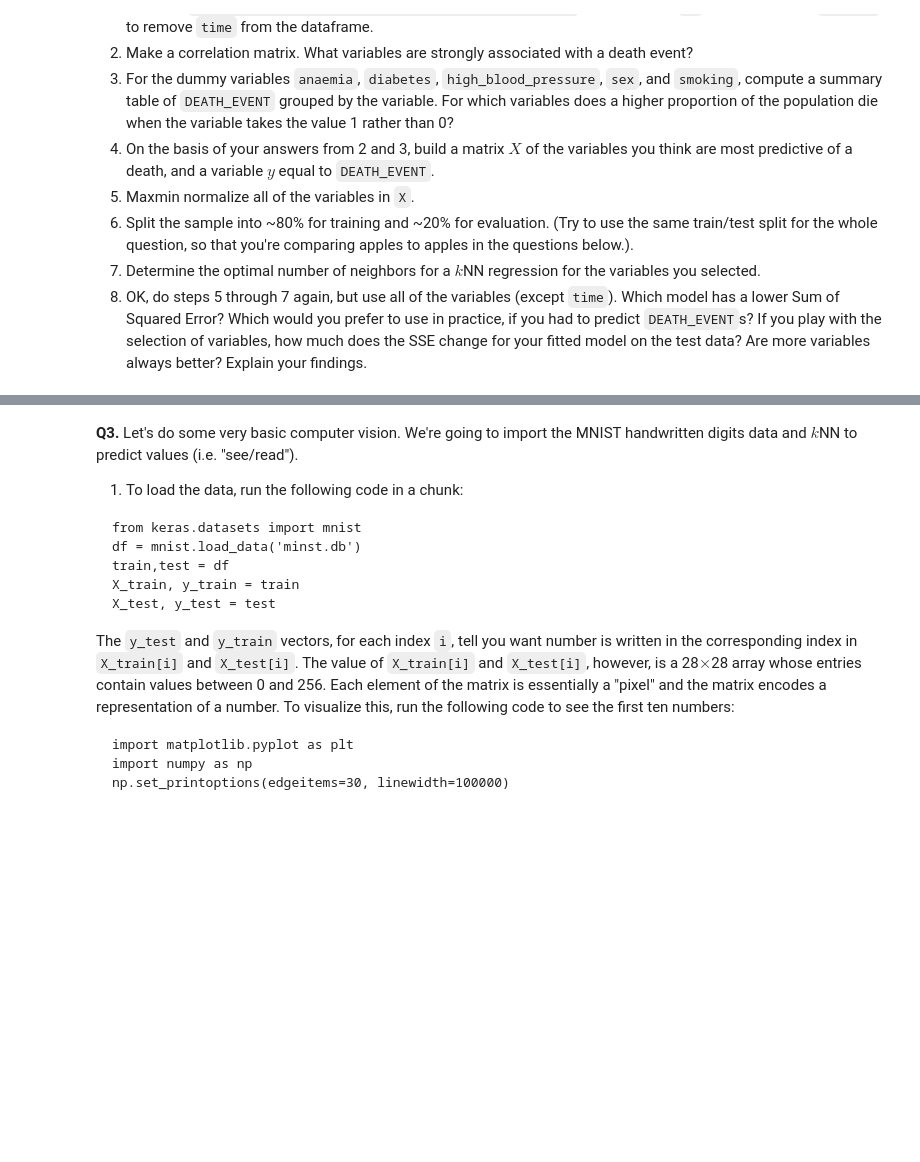
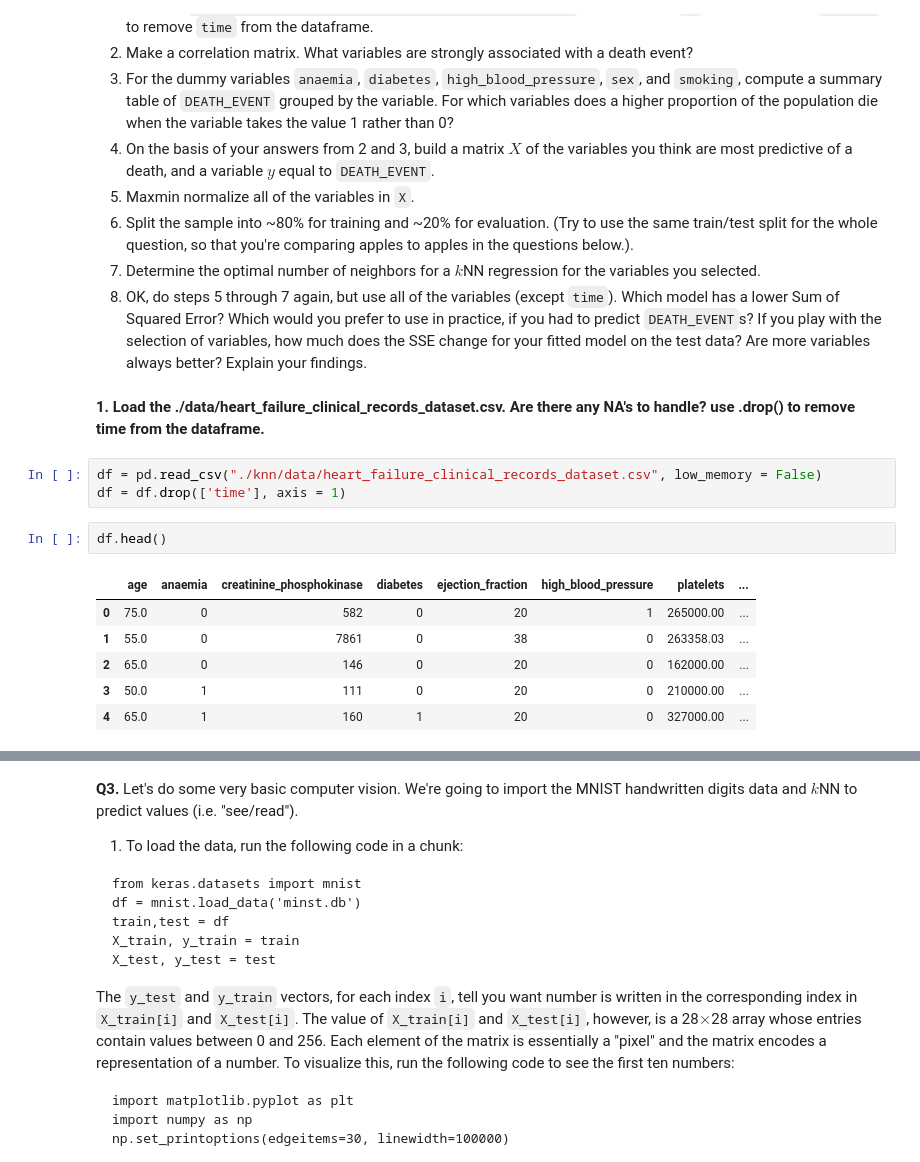
Before and after one commit to abkerper/knn, a Jupyter notebook: assignment_knn.ipynb, the cells around one changed output, grey strips where cells are left out. Cells and saved outputs as stored; diff of their text form; blank space fills up the shorter version.

```diff
--- a/assignment_knn.ipynb
+++ b/assignment_knn.ipynb
@@ -169,3 +169,17 @@ plt.scatter(x= y_test ,y= y_hat)
 6. Split the sample into ~80% for training and ~20% for evaluation. (Try to use the same train/test split for the whole question, so that you're comparing apples to apples in the questions below.).
 7. Determine the optimal number of neighbors for a $k$NN regression for the variables you selected.
 8. OK, do steps 5 through 7 again, but use all of the variables (except `time`). Which model has a lower Sum of Squared Error? Which would you prefer to use in practice, if you had to predict `DEATH_EVENT`s? If you play with the selection of variables, how much does the SSE change for your fitted model on the test data? Are more variables always better? Explain your findings.
+# %% [markdown]
+**1. Load the ./data/heart_failure_clinical_records_dataset.csv. Are there any NA's to handle? use .drop() to remove time from the dataframe.**
+# %%
+df = pd.read_csv("./knn/data/heart_failure_clinical_records_dataset.csv", low_memory = False)
+df = df.drop(['time'], axis = 1)
+# %%
+df.head()
+# %% [output]
+|  | age | anaemia | creatinine_phosphokinase | diabetes | ejection_fraction | high_blood_pressure | platelets | ... |
+| 0 | 75.0 | 0 | 582 | 0 | 20 | 1 | 265000.00 | ... |
+| 1 | 55.0 | 0 | 7861 | 0 | 38 | 0 | 263358.03 | ... |
+| 2 | 65.0 | 0 | 146 | 0 | 20 | 0 | 162000.00 | ... |
+| 3 | 50.0 | 1 | 111 | 0 | 20 | 0 | 210000.00 | ... |
+| 4 | 65.0 | 1 | 160 | 1 | 20 | 0 | 327000.00 | ... |
```
Also changed, not shown: parts of 13 cells of this notebook.
